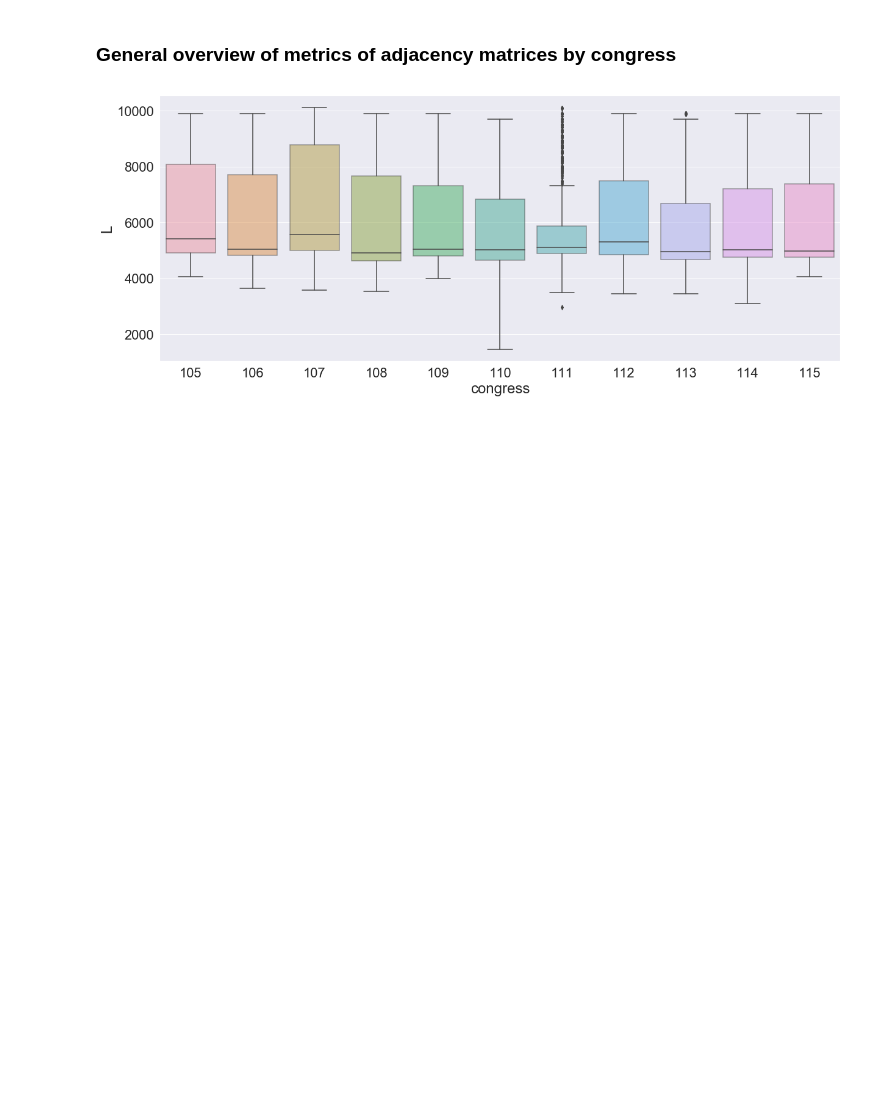
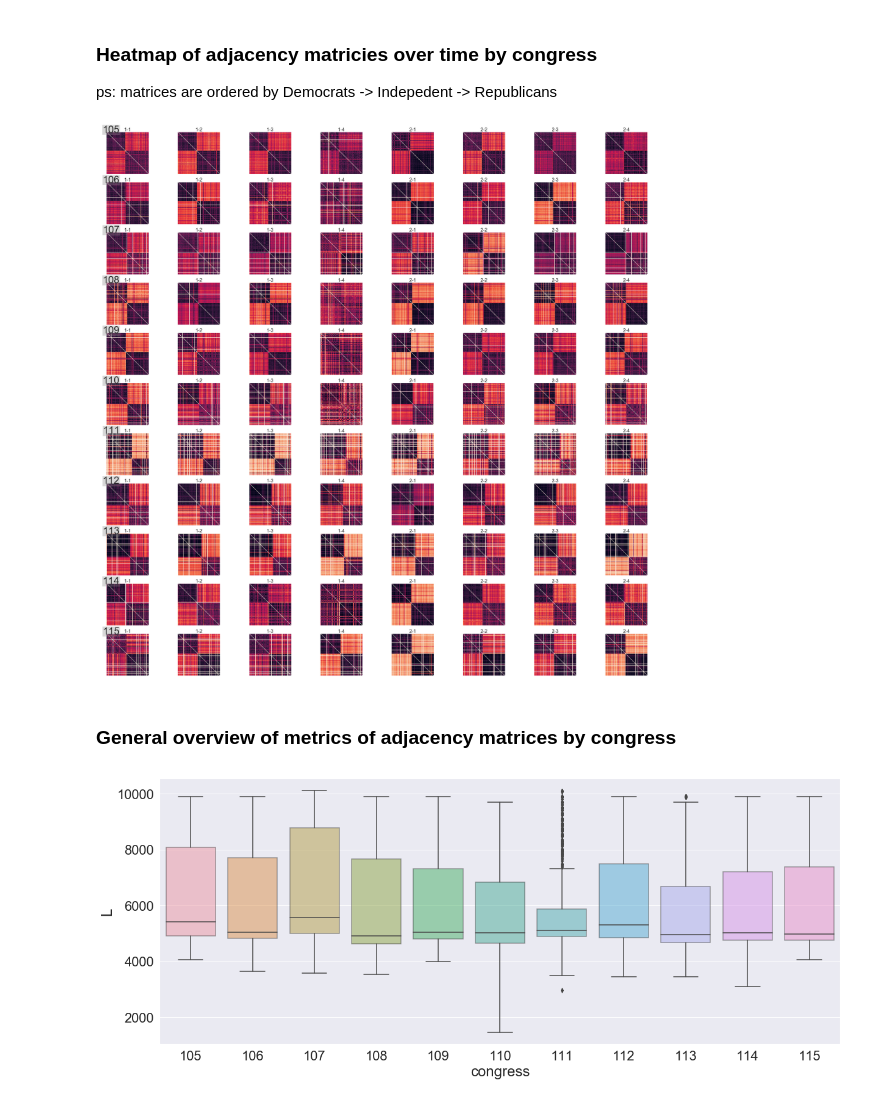
Before and after one commit to roman-bachmann/US-Senators, a Jupyter notebook: notebooks/analysis-historical-adjacency.ipynb, the cells around one changed output. Drawn from its saved outputs; the diff is of its cells as text; code cells hidden in the pictures; blank space fills up the shorter version.

Commit message:
historical for adjacency

```diff
--- a/notebooks/analysis-historical-adjacency.ipynb
+++ b/notebooks/analysis-historical-adjacency.ipynb
@@ -83,4 +87,33 @@ year                                                                 1997
 Name: 0, dtype: object
+# %% [markdown]
+### Heatmap of adjacency matricies over time by congress
+ps: matrices are ordered by Democrats -> Indepedent -> Republicans
+# %%
+by = 'quarter'
+quarters = sorted(all_laws[by].unique())
+congress = all_laws['congress'].unique()
+
+f, ax = plt.subplots(len(congress), len(quarters), figsize=(50, 50))
+
+for i, c in enumerate(congress):
+    ax[i, 0].text(-10, 0, c, fontsize=50, bbox={'facecolor': 'grey', 'alpha':0.3, 'pad': 2})
+    ax[i, 0].axis('off')
+
+    for j, q in enumerate(quarters):
+        laws = list(all_laws[(all_laws.quarter == q) & (all_laws.congress == c)]['law_id'])
+        n = len(laws)
+        sum_adjacencies = adjacencies[laws[0]]
+        for l in laws[1:]:
+            sum_adjacencies += adjacencies[l]
+
+        sum_adjacencies /= n
+        sum_adjacencies = 1 - sum_adjacencies # xunxo to get right color pattern
+
+        ax[i, j].imshow(sum_adjacencies)
+        ax[i, j].axis('off')
+        ax[i, j].set_title(q)
+# %% [output]
+[figure, added]
 # %% [markdown]
 ### General overview of metrics of adjacency matrices by congress
 # %%
```
Also changed, not shown: parts of 11 cells of this notebook, 4 other files.
